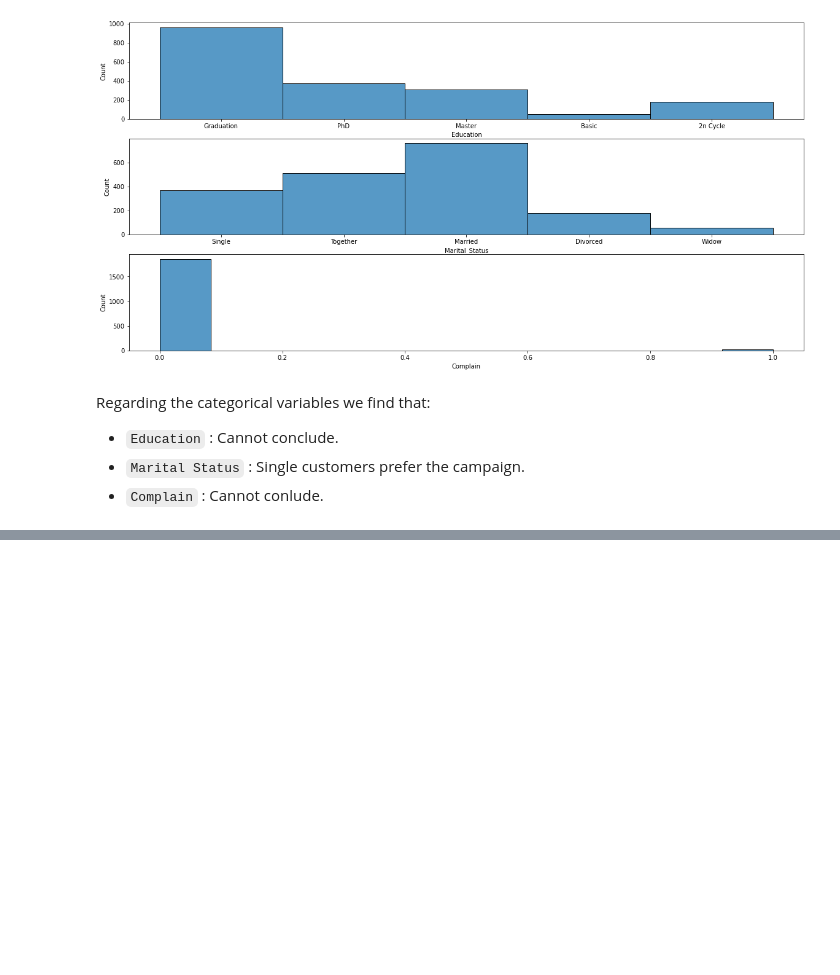
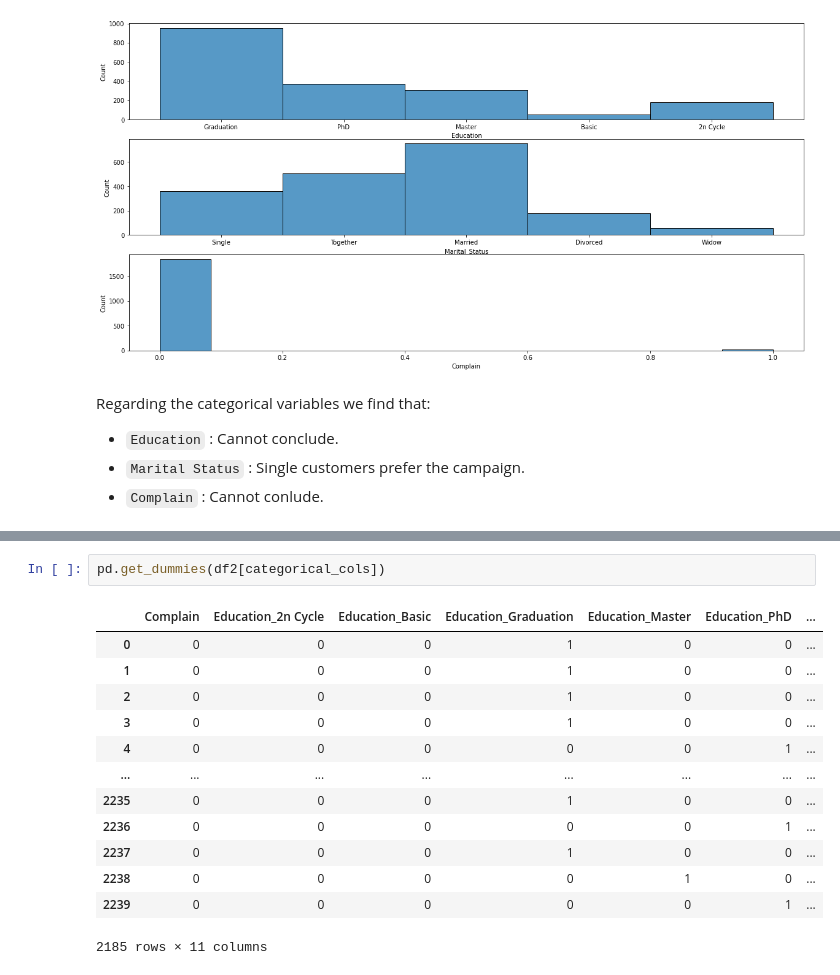
Before and after one commit to arojasb3/iFood_CRM-, a Jupyter notebook: ifood-data-business-analyst-test-latam-main/Data Analysis.ipynb, the cells around one changed output, grey strips where cells are left out. Cells and saved outputs as stored; diff of their text form; blank space fills up the shorter version.

```diff
--- a/ifood-data-business-analyst-test-latam-main/Data Analysis.ipynb
+++ b/ifood-data-business-analyst-test-latam-main/Data Analysis.ipynb
@@ -361,0 +391,16 @@ Regarding the categorical variables we find that:
+# %%
+pd.get_dummies(df2[categorical_cols])
+# %% [output]
+|  | Complain | Education_2n Cycle | Education_Basic | Education_Graduation | Education_Master | Education_PhD | ... |
+| 0 | 0 | 0 | 0 | 1 | 0 | 0 | ... |
+| 1 | 0 | 0 | 0 | 1 | 0 | 0 | ... |
+| 2 | 0 | 0 | 0 | 1 | 0 | 0 | ... |
+| 3 | 0 | 0 | 0 | 1 | 0 | 0 | ... |
+| 4 | 0 | 0 | 0 | 0 | 0 | 1 | ... |
+| ... | ... | ... | ... | ... | ... | ... | ... |
+| 2235 | 0 | 0 | 0 | 1 | 0 | 0 | ... |
+| 2236 | 0 | 0 | 0 | 0 | 0 | 1 | ... |
+| 2237 | 0 | 0 | 0 | 1 | 0 | 0 | ... |
+| 2238 | 0 | 0 | 0 | 0 | 1 | 0 | ... |
+| 2239 | 0 | 0 | 0 | 0 | 0 | 1 | ... |
+2185 rows × 11 columns
```
Also changed, not shown: parts of 10 cells of this notebook, 3 other files.
